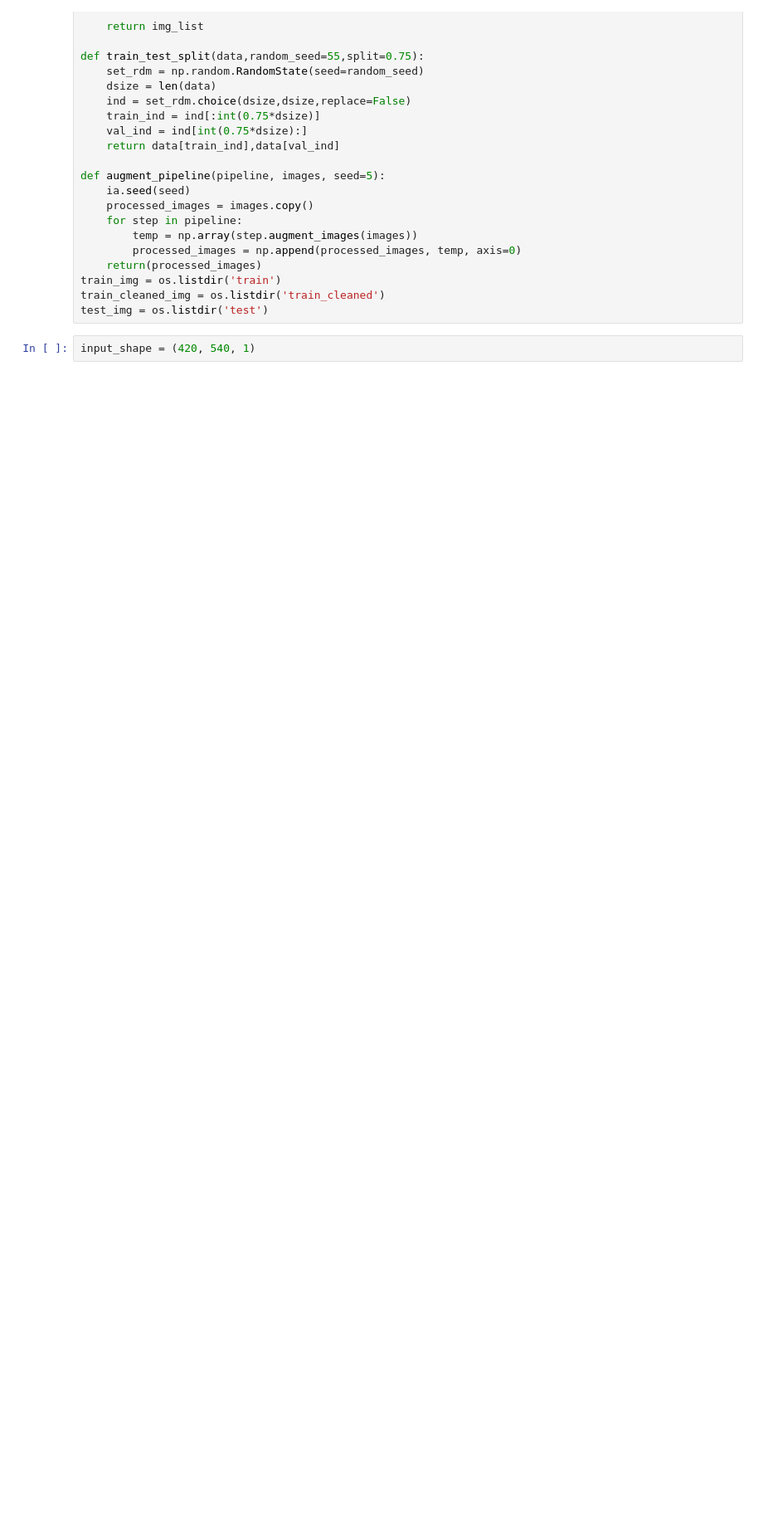
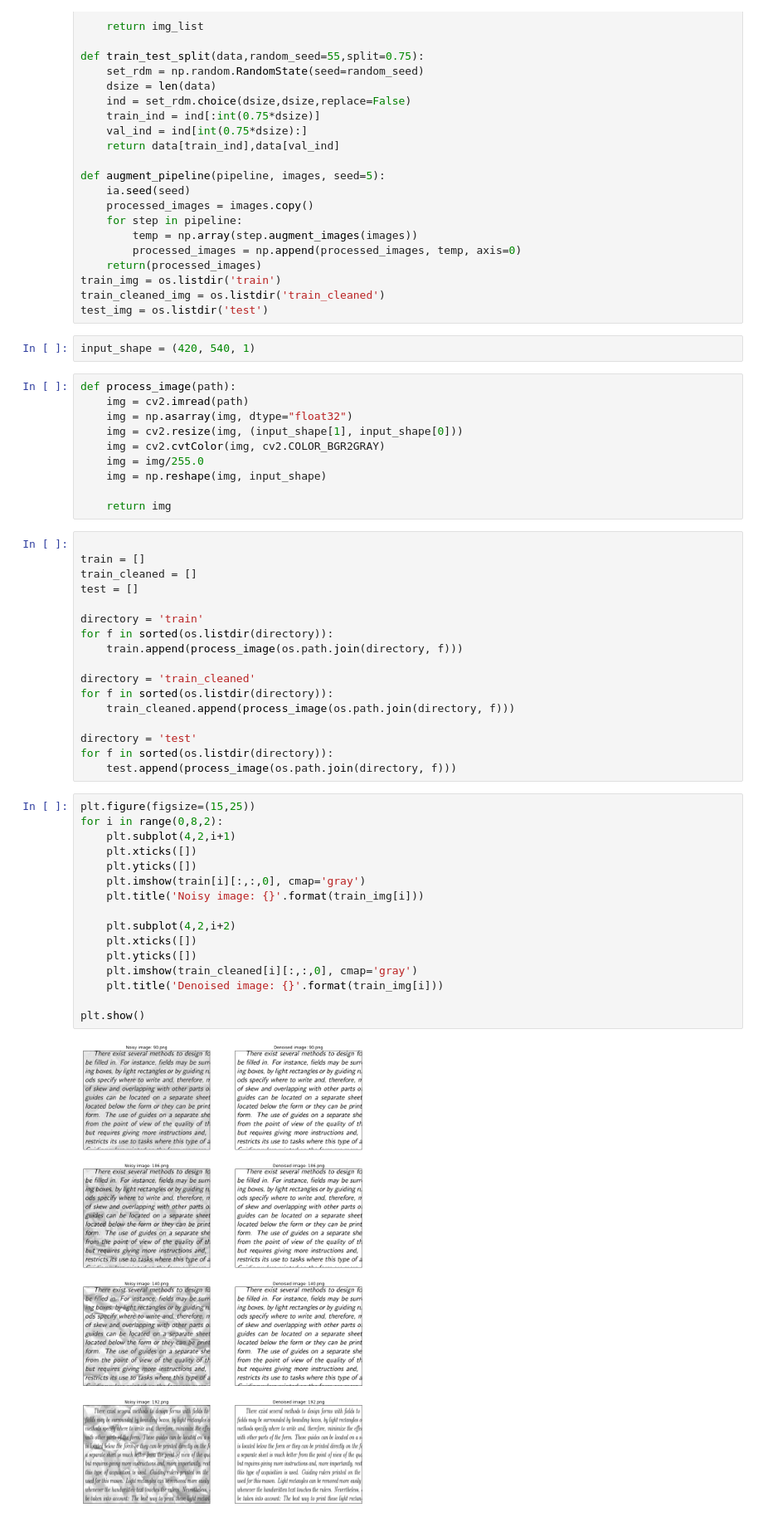
Before and after one commit to dsankush/Image-Denoising, a Jupyter notebook: image_denoising.ipynb, the cells around one changed output. Shown at 83% size. Saved outputs shown, nothing was run; the diff lists cells and outputs as text; blank space fills up the shorter version.

```diff
--- a/image_denoising.ipynb
+++ b/image_denoising.ipynb
@@ -77,3 +77,48 @@ train_cleaned_img = os.listdir('train_cleaned')
 test_img = os.listdir('test')
 # %%
 input_shape = (420, 540, 1)
+# %%
+def process_image(path):
+    img = cv2.imread(path)
+    img = np.asarray(img, dtype="float32")
+    img = cv2.resize(img, (input_shape[1], input_shape[0]))
+    img = cv2.cvtColor(img, cv2.COLOR_BGR2GRAY)
+    img = img/255.0
+    img = np.reshape(img, input_shape)
+
+    return img
+# %%
+
+train = []
+train_cleaned = []
+test = []
+
+directory = 'train'
+for f in sorted(os.listdir(directory)):
+    train.append(process_image(os.path.join(directory, f)))
+
+directory = 'train_cleaned'
+for f in sorted(os.listdir(directory)):
+    train_cleaned.append(process_image(os.path.join(directory, f)))
+
+directory = 'test'
+for f in sorted(os.listdir(directory)):
+    test.append(process_image(os.path.join(directory, f)))
+# %%
+plt.figure(figsize=(15,25))
+for i in range(0,8,2):
+    plt.subplot(4,2,i+1)
+    plt.xticks([])
+    plt.yticks([])
+    plt.imshow(train[i][:,:,0], cmap='gray')
+    plt.title('Noisy image: {}'.format(train_img[i]))
+
+    plt.subplot(4,2,i+2)
+    plt.xticks([])
+    plt.yticks([])
+    plt.imshow(train_cleaned[i][:,:,0], cmap='gray')
+    plt.title('Denoised image: {}'.format(train_img[i]))
+
+plt.show()
+# %% [output]
+[figure, added]
```
